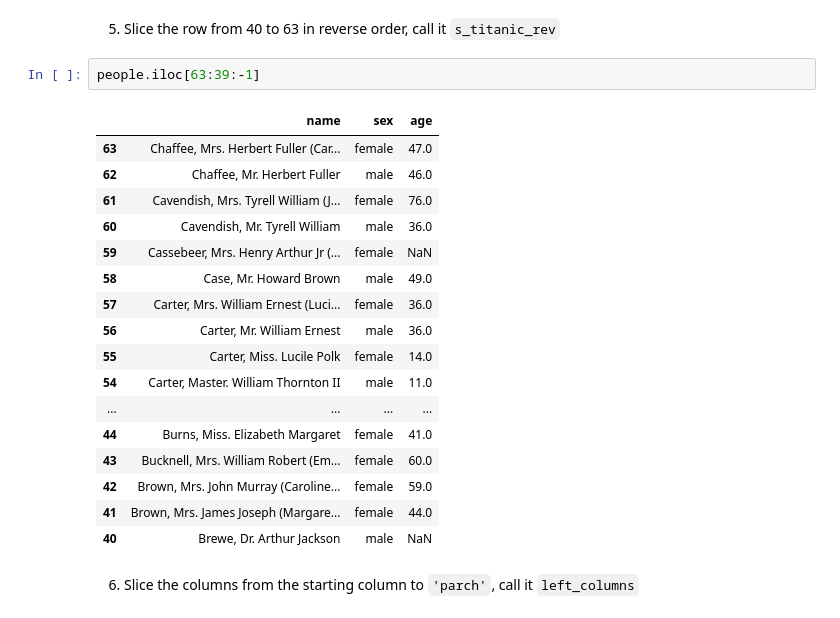
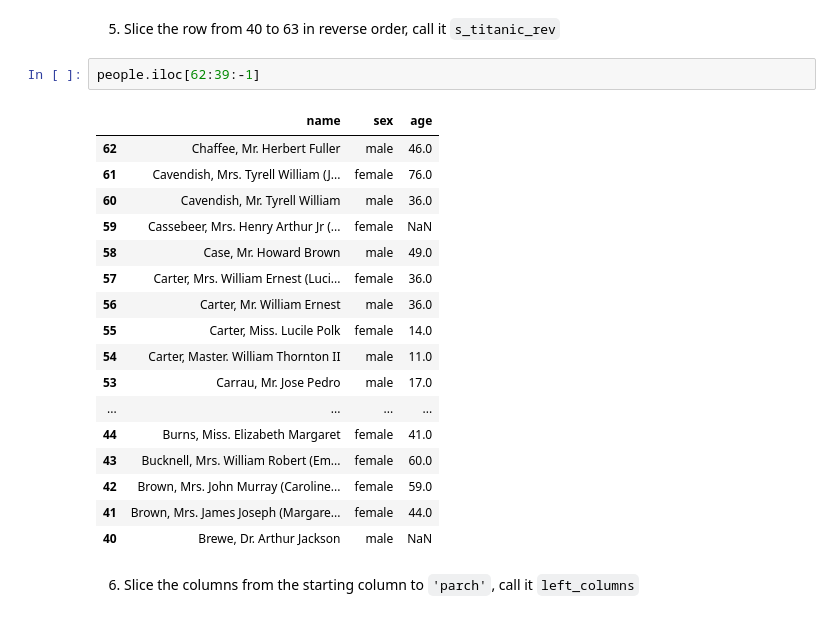
Before and after one commit to PacoFletcher/2503_dsft_thebridge_paco, a Jupyter notebook: 2-Data_Analysis/2-Pandas/Practica/7-Titanic/Titanic-exercise.ipynb, the cells around one changed output. Saved outputs shown, nothing was run; the diff lists cells and outputs as text.

```diff
--- a/2-Data_Analysis/2-Pandas/Practica/7-Titanic/Titanic-exercise.ipynb
+++ b/2-Data_Analysis/2-Pandas/Practica/7-Titanic/Titanic-exercise.ipynb
@@ -144,10 +144,9 @@ people.iloc[3:10]
 # %% [markdown]
 5. Slice the row from 40 to 63 in reverse order, call it `s_titanic_rev`
 # %%
-people.iloc[63:39:-1]
+people.iloc[62:39:-1]
 # %% [output]
 |  | name | sex | age |
-| 63 | Chaffee, Mrs. Herbert Fuller (Car... | female | 47.0 |
 | 62 | Chaffee, Mr. Herbert Fuller | male | 46.0 |
 | 61 | Cavendish, Mrs. Tyrell William (J... | female | 76.0 |
 | 60 | Cavendish, Mr. Tyrell William | male | 36.0 |
@@ -157,6 +156,7 @@ people.iloc[63:39:-1]
 | 56 | Carter, Mr. William Ernest | male | 36.0 |
 | 55 | Carter, Miss. Lucile Polk | female | 14.0 |
 | 54 | Carter, Master. William Thornton II | male | 11.0 |
+| 53 | Carrau, Mr. Jose Pedro | male | 17.0 |
 | ... | ... | ... | ... |
 | 44 | Burns, Miss. Elizabeth Margaret | female | 41.0 |
 | 43 | Bucknell, Mrs. William Robert (Em... | female | 60.0 |
```
Also changed, not shown: parts of 15 cells of this notebook.
